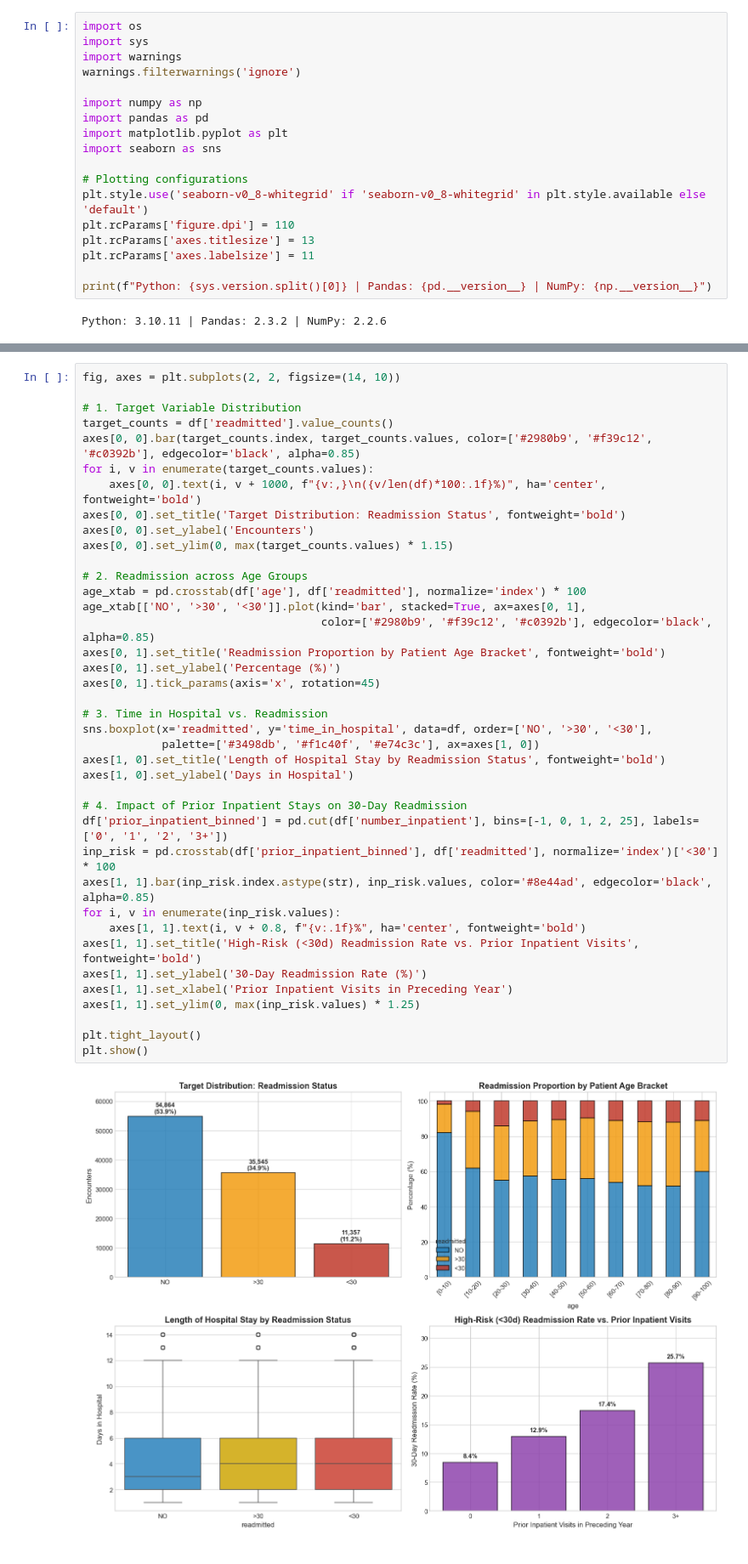
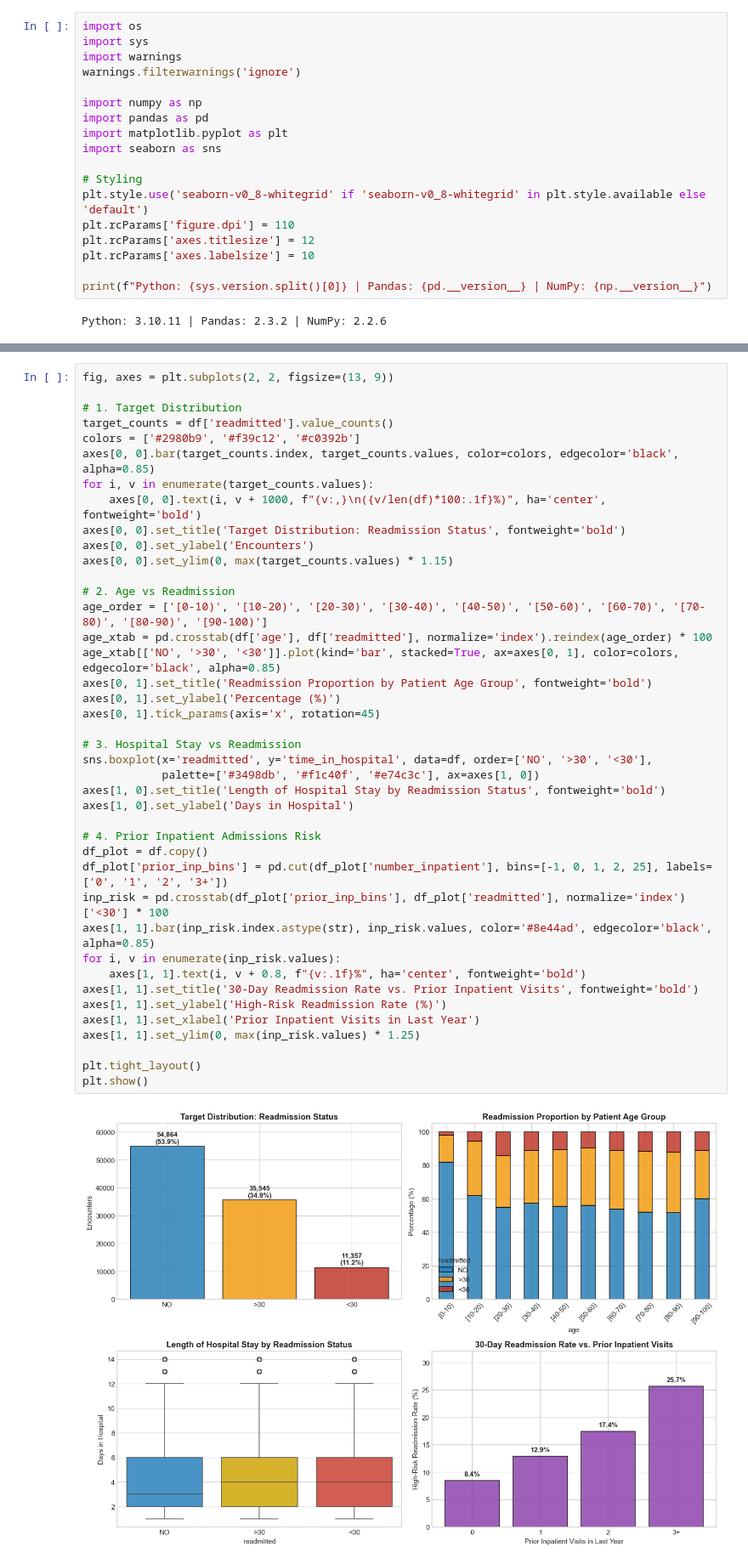
Before and after one commit to akshad1007/Hospital-Readmission-Patient-Analytics, a Jupyter notebook: Project_1_Hospital_Readmission_Risk_Analytics_Problem_Definition_and_Planning.ipynb, the cells around one changed output, grey strips where cells are left out. Shown at 85% size. Cells and saved outputs as stored; diff of their text form.

```diff
--- a/Project_1_Hospital_Readmission_Risk_Analytics_Problem_Definition_and_Planning.ipynb
+++ b/Project_1_Hospital_Readmission_Risk_Analytics_Problem_Definition_and_Planning.ipynb
@@ -84,11 +89,11 @@ import pandas as pd
 import matplotlib.pyplot as plt
 import seaborn as sns
 
-# Plotting configurations
+# Styling
 plt.style.use('seaborn-v0_8-whitegrid' if 'seaborn-v0_8-whitegrid' in plt.style.available else 'default')
 plt.rcParams['figure.dpi'] = 110
-plt.rcParams['axes.titlesize'] = 13
-plt.rcParams['axes.labelsize'] = 11
+plt.rcParams['axes.titlesize'] = 12
+plt.rcParams['axes.labelsize'] = 10
 
 print(f"Python: {sys.version.split()[0]} | Pandas: {pd.__version__} | NumPy: {np.__version__}")
 # %% [output]
@@ -181,41 +195,43 @@ The target variable is `readmitted`:
 # %%
-fig, axes = plt.subplots(2, 2, figsize=(14, 10))
+fig, axes = plt.subplots(2, 2, figsize=(13, 9))
 
-# 1. Target Variable Distribution
+# 1. Target Distribution
 target_counts = df['readmitted'].value_counts()
-axes[0, 0].bar(target_counts.index, target_counts.values, color=['#2980b9', '#f39c12', '#c0392b'], edgecolor='black', alpha=0.85)
+colors = ['#2980b9', '#f39c12', '#c0392b']
+axes[0, 0].bar(target_counts.index, target_counts.values, color=colors, edgecolor='black', alpha=0.85)
 for i, v in enumerate(target_counts.values):
     axes[0, 0].text(i, v + 1000, f"{v:,}\n({v/len(df)*100:.1f}%)", ha='center', fontweight='bold')
 axes[0, 0].set_title('Target Distribution: Readmission Status', fontweight='bold')
 axes[0, 0].set_ylabel('Encounters')
 axes[0, 0].set_ylim(0, max(target_counts.values) * 1.15)
 
-# 2. Readmission across Age Groups
-age_xtab = pd.crosstab(df['age'], df['readmitted'], normalize='index') * 100
-age_xtab[['NO', '>30', '<30']].plot(kind='bar', stacked=True, ax=axes[0, 1],
-                                    color=['#2980b9', '#f39c12', '#c0392b'], edgecolor='black', alpha=0.85)
-axes[0, 1].set_title('Readmission Proportion by Patient Age Bracket', fontweight='bold')
+# 2. Age vs Readmission
+age_order = ['[0-10)', '[10-20)', '[20-30)', '[30-40)', '[40-50)', '[50-60)', '[60-70)', '[70-80)', '[80-90)', '[90-100)']
+age_xtab = pd.crosstab(df['age'], df['readmitted'], normalize='index').reindex(age_order) * 100
+age_xtab[['NO', '>30', '<30']].plot(kind='bar', stacked=True, ax=axes[0, 1], color=colors, edgecolor='black', alpha=0.85)
+axes[0, 1].set_title('Readmission Proportion by Patient Age Group', fontweight='bold')
 axes[0, 1].set_ylabel('Percentage (%)')
 axes[0, 1].tick_params(axis='x', rotation=45)
 
-# 3. Time in Hospital vs. Readmission
+# 3. Hospital Stay vs Readmission
 sns.boxplot(x='readmitted', y='time_in_hospital', data=df, order=['NO', '>30', '<30'],
             palette=['#3498db', '#f1c40f', '#e74c3c'], ax=axes[1, 0])
 axes[1, 0].set_title('Length of Hospital Stay by Readmission Status', fontweight='bold')
 axes[1, 0].set_ylabel('Days in Hospital')
 
-# 4. Impact of Prior Inpatient Stays on 30-Day Readmission
-df['prior_inpatient_binned'] = pd.cut(df['number_inpatient'], bins=[-1, 0, 1, 2, 25], labels=['0', '1', '2', '3+'])
-inp_risk = pd.crosstab(df['prior_inpatient_binned'], df['readmitted'], normalize='index')['<30'] * 100
+# 4. Prior Inpatient Admissions Risk
+df_plot = df.copy()
+df_plot['prior_inp_bins'] = pd.cut(df_plot['number_inpatient'], bins=[-1, 0, 1, 2, 25], labels=['0', '1', '2', '3+'])
+inp_risk = pd.crosstab(df_plot['prior_inp_bins'], df_plot['readmitted'], normalize='index')['<30'] * 100
 axes[1, 1].bar(inp_risk.index.astype(str), inp_risk.values, color='#8e44ad', edgecolor='black', alpha=0.85)
 for i, v in enumerate(inp_risk.values):
     axes[1, 1].text(i, v + 0.8, f"{v:.1f}%", ha='center', fontweight='bold')
-axes[1, 1].set_title('High-Risk (<30d) Readmission Rate vs. Prior Inpatient Visits', fontweight='bold')
-axes[1, 1].set_ylabel('30-Day Readmission Rate (%)')
-axes[1, 1].set_xlabel('Prior Inpatient Visits in Preceding Year')
+axes[1, 1].set_title('30-Day Readmission Rate vs. Prior Inpatient Visits', fontweight='bold')
+axes[1, 1].set_ylabel('High-Risk Readmission Rate (%)')
+axes[1, 1].set_xlabel('Prior Inpatient Visits in Last Year')
 axes[1, 1].set_ylim(0, max(inp_risk.values) * 1.25)
 
 plt.tight_layout()
 plt.show()
 # %% [output]
-[figure, old version]
+[figure, new version]
```
Also changed, not shown: parts of 15 cells of this notebook, 2 other files.
